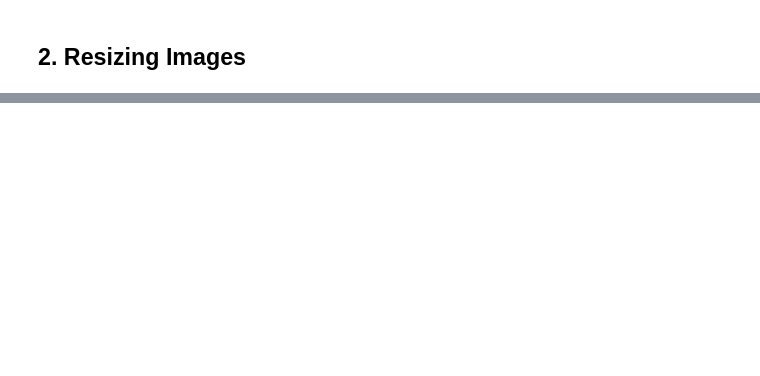
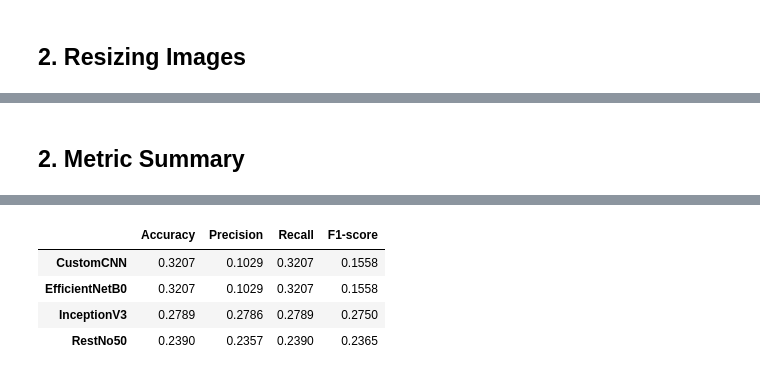
Before and after one commit to Jan2309jr/Brain-Tumor-MRI-Image-Classification, a Jupyter notebook: brain-tumor-detection.ipynb, the cells around one changed output, grey strips where cells are left out. Saved outputs shown, nothing was run; the diff lists cells and outputs as text; code cells hidden in the pictures; blank space fills up the shorter version.

```diff
--- a/brain-tumor-detection.ipynb
+++ b/brain-tumor-detection.ipynb
@@ -484,0 +724,14 @@ normalize_images(valid_path)
+# %%
+# Load ResNet50 without pretrained weights (random init)
+base_model_RestNo50 = ResNet50(include_top=False, weights=None, input_shape=(224, 224, 3))
+
+# Freeze base model layers if needed
+base_model_RestNo50.trainable = False  # Set to True to fine-tune
+
+# Build and compile the full model
+model_RestNo50 = build_transfer_model(base_model_RestNo50, num_classes=4)
+
+model_RestNo50.compile(optimizer='adam', loss='categorical_crossentropy', metrics=['accuracy'])
+
+# Show summary
+model_RestNo50.summary()
@@ -484,0 +1084,25 @@ normalize_images(valid_path)
+# %% [markdown]
+## 2. Metric Summary
+# %%
+def get_metrics(model, test_generator):
+    y_true = test_generator.classes
+    y_pred_probs = model.predict(test_generator)
+    y_pred = np.argmax(y_pred_probs, axis=1)
+
+    return {
+        "Accuracy": accuracy_score(y_true, y_pred),
+        "Precision": precision_score(y_true, y_pred, average='weighted'),
+        "Recall": recall_score(y_true, y_pred, average='weighted'),
+        "F1-score": f1_score(y_true, y_pred, average='weighted')
+    }
+
+# Collect results
+results = {}
+for name, model in models.items():
+    results[name] = get_metrics(model, valid_generator)
+
+# Convert to DataFrame
+results_df = pd.DataFrame(results).T
+results_df = results_df.round(4)
+results_df
+# %% [output]
@@ -484,0 +1113,5 @@ normalize_images(valid_path)
+|  | Accuracy | Precision | Recall | F1-score |
+| CustomCNN | 0.3207 | 0.1029 | 0.3207 | 0.1558 |
+| EfficientNetB0 | 0.3207 | 0.1029 | 0.3207 | 0.1558 |
+| InceptionV3 | 0.2789 | 0.2786 | 0.2789 | 0.2750 |
+| RestNo50 | 0.2390 | 0.2357 | 0.2390 | 0.2365 |
```
Also changed, not shown: parts of 36 cells of this notebook.
